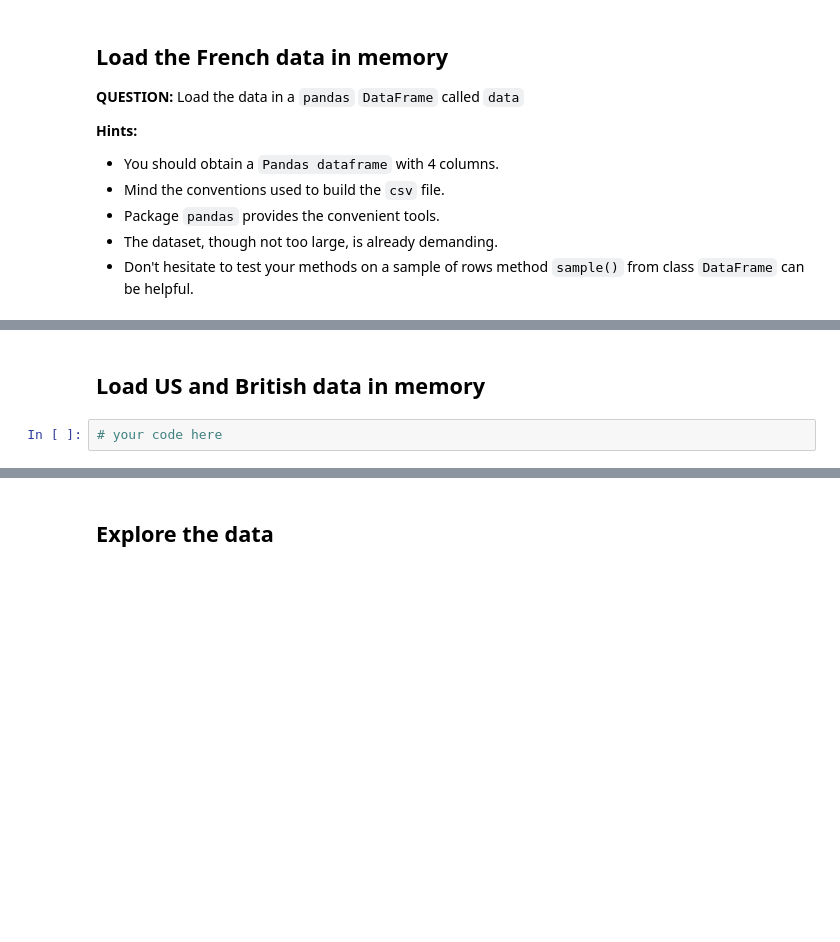
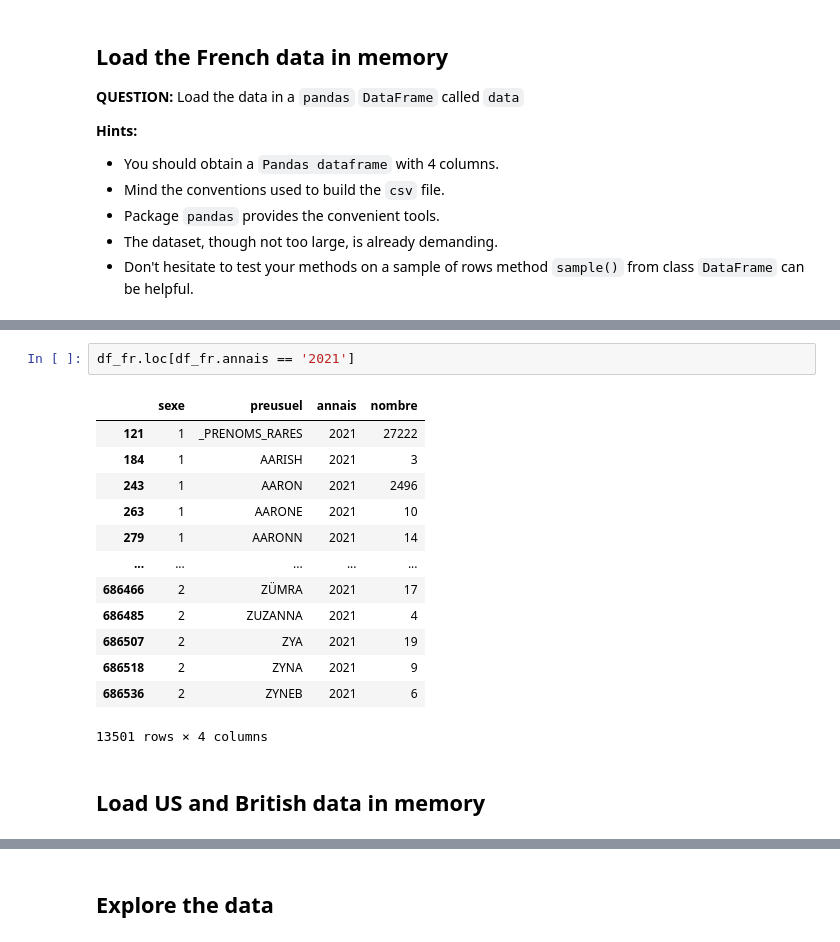
Before and after one commit to brnatvi/S8_DM_BigData, a Jupyter notebook: homework01.ipynb, the cells around one changed output, grey strips where cells are left out. Drawn from its saved outputs; the diff is of its cells as text; blank space fills up the shorter version.

```diff
--- a/homework01.ipynb
+++ b/homework01.ipynb
@@ -236,4 +230,18 @@ df_fr.sample()
+# %%
+df_fr.loc[df_fr.annais == '2021']
+# %% [output]
+|  | sexe | preusuel | annais | nombre |
+| 121 | 1 | _PRENOMS_RARES | 2021 | 27222 |
+| 184 | 1 | AARISH | 2021 | 3 |
+| 243 | 1 | AARON | 2021 | 2496 |
+| 263 | 1 | AARONE | 2021 | 10 |
+| 279 | 1 | AARONN | 2021 | 14 |
+| ... | ... | ... | ... | ... |
+| 686466 | 2 | ZÜMRA | 2021 | 17 |
+| 686485 | 2 | ZUZANNA | 2021 | 4 |
+| 686507 | 2 | ZYA | 2021 | 19 |
+| 686518 | 2 | ZYNA | 2021 | 9 |
+| 686536 | 2 | ZYNEB | 2021 | 6 |
+13501 rows × 4 columns
 # %% [markdown]
 ## Load US and British data in memory
-# %%
-# your code here
```
Also changed, not shown: parts of 26 cells of this notebook.
